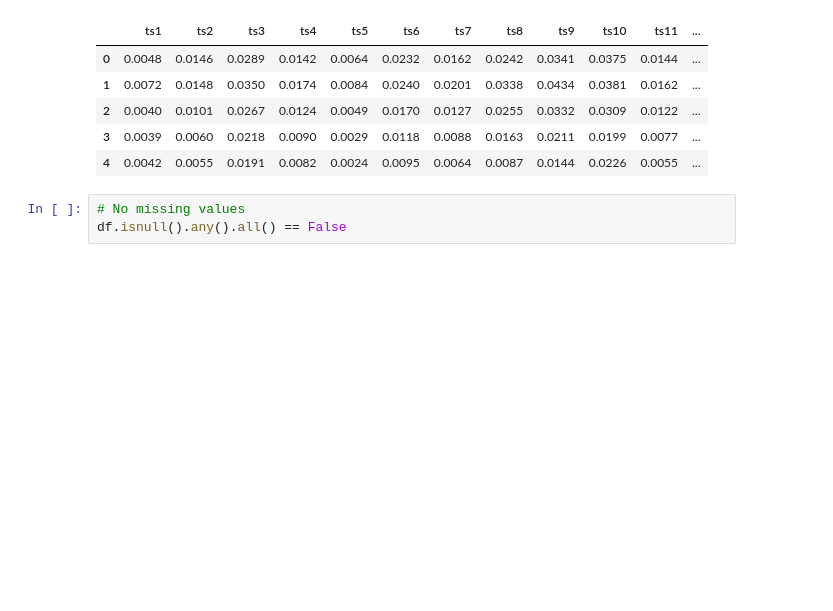
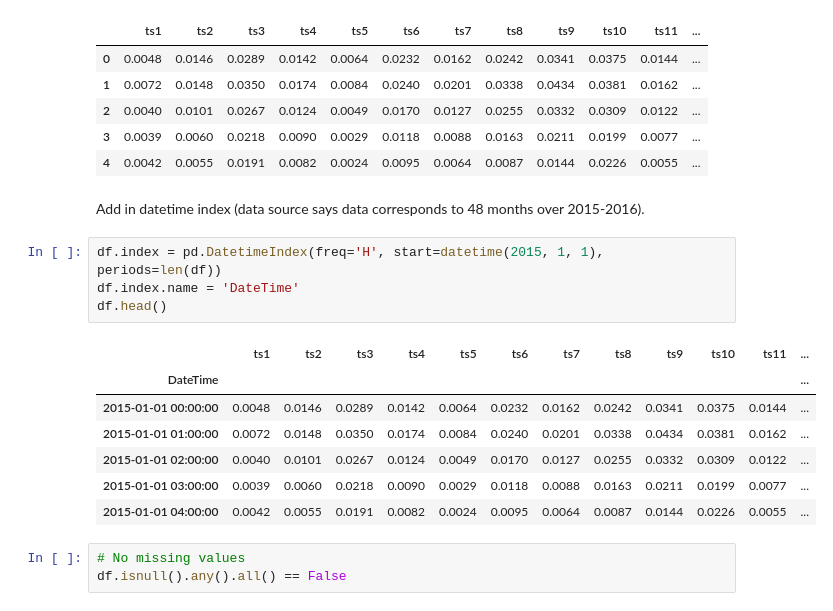
Before and after one commit to AidanCooper/forecasting, a Jupyter notebook: _datasets/san-francisco-traffic.ipynb, the cells around one changed output. Saved outputs shown, nothing was run; the diff lists cells and outputs as text; blank space fills up the shorter version.

```diff
--- a/_datasets/san-francisco-traffic.ipynb
+++ b/_datasets/san-francisco-traffic.ipynb
@@ -36,6 +37,20 @@ df.head()
 | 2 | 0.0040 | 0.0101 | 0.0267 | 0.0124 | 0.0049 | 0.0170 | 0.0127 | 0.0255 | 0.0332 | 0.0309 | 0.0122 | ... |
 | 3 | 0.0039 | 0.0060 | 0.0218 | 0.0090 | 0.0029 | 0.0118 | 0.0088 | 0.0163 | 0.0211 | 0.0199 | 0.0077 | ... |
 | 4 | 0.0042 | 0.0055 | 0.0191 | 0.0082 | 0.0024 | 0.0095 | 0.0064 | 0.0087 | 0.0144 | 0.0226 | 0.0055 | ... |
+# %% [markdown]
+Add in datetime index (data source says data corresponds to 48 months over 2015-2016).
+# %%
+df.index = pd.DatetimeIndex(freq='H', start=datetime(2015, 1, 1), periods=len(df))
+df.index.name = 'DateTime'
+df.head()
+# %% [output]
+|  | ts1 | ts2 | ts3 | ts4 | ts5 | ts6 | ts7 | ts8 | ts9 | ts10 | ts11 | ... |
+| DateTime |  |  |  |  |  |  |  |  |  |  |  | ... |
+| 2015-01-01 00:00:00 | 0.0048 | 0.0146 | 0.0289 | 0.0142 | 0.0064 | 0.0232 | 0.0162 | 0.0242 | 0.0341 | 0.0375 | 0.0144 | ... |
+| 2015-01-01 01:00:00 | 0.0072 | 0.0148 | 0.0350 | 0.0174 | 0.0084 | 0.0240 | 0.0201 | 0.0338 | 0.0434 | 0.0381 | 0.0162 | ... |
+| 2015-01-01 02:00:00 | 0.0040 | 0.0101 | 0.0267 | 0.0124 | 0.0049 | 0.0170 | 0.0127 | 0.0255 | 0.0332 | 0.0309 | 0.0122 | ... |
+| 2015-01-01 03:00:00 | 0.0039 | 0.0060 | 0.0218 | 0.0090 | 0.0029 | 0.0118 | 0.0088 | 0.0163 | 0.0211 | 0.0199 | 0.0077 | ... |
+| 2015-01-01 04:00:00 | 0.0042 | 0.0055 | 0.0191 | 0.0082 | 0.0024 | 0.0095 | 0.0064 | 0.0087 | 0.0144 | 0.0226 | 0.0055 | ... |
 # %%
 # No missing values
 df.isnull().any().all() == False
```
Also changed, not shown: parts of 3 cells of this notebook, 4 other files.
